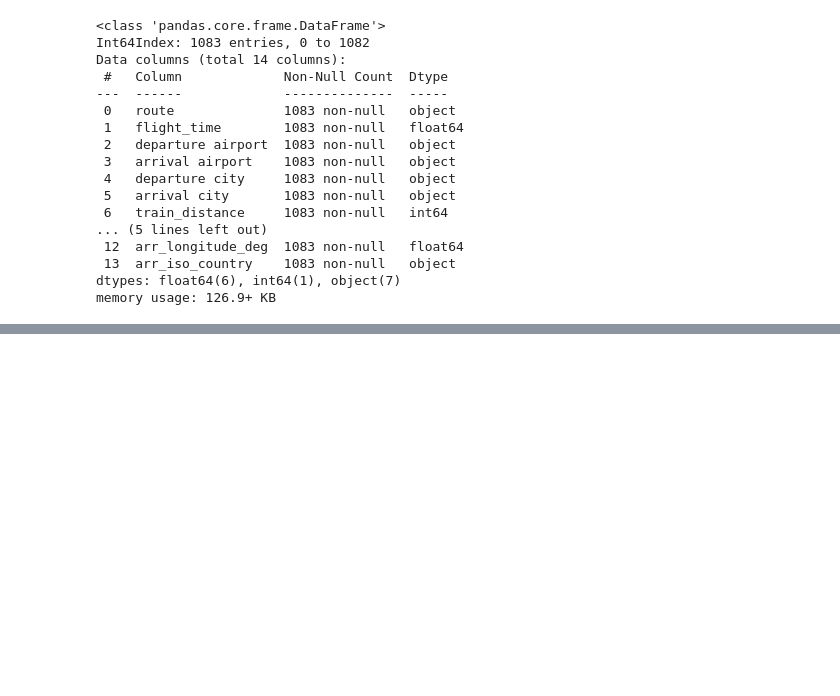
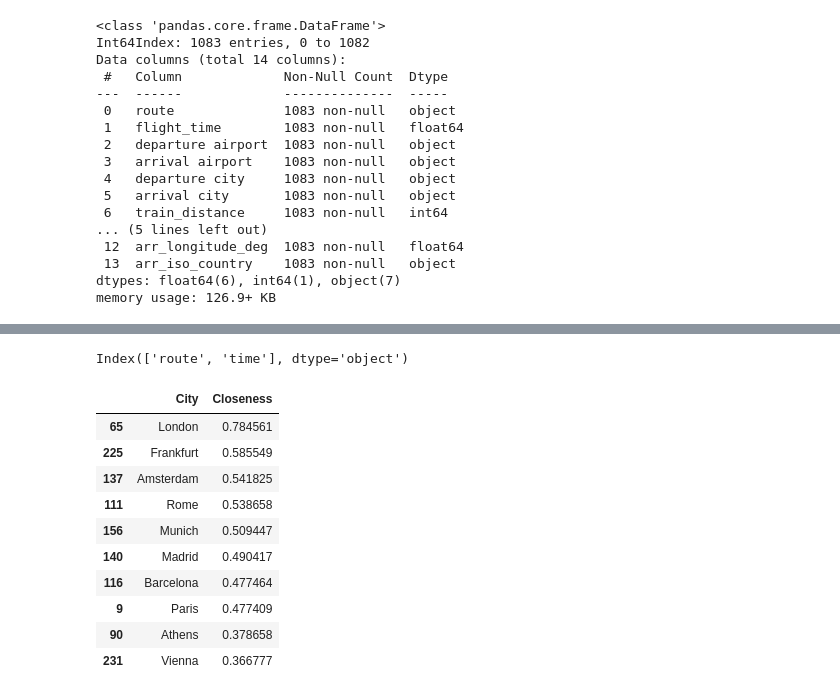
Before and after one commit to RabDou44/DOPP_group18, a Jupyter notebook: final notebook/Single_notebook.ipynb, the cells around one changed output, grey strips where cells are left out. Saved outputs shown, nothing was run; the diff lists cells and outputs as text; code cells hidden in the pictures; blank space fills up the shorter version.

Commit message:
moving notebooks around, partly integrating the analysis into the single notebook

```diff
--- a/final notebook/Single_notebook.ipynb
+++ b/final notebook/Single_notebook.ipynb
@@ -2012,0 +2193,48 @@ memory usage: 126.9+ KB
+# %%
+def calculate_closeness(trains, flights, flight_time="time"):
+    flights = flights[["route",flight_time]].copy()
+    print(flights.columns)
+    flights.rename({flight_time:"time"},inplace=True)
+
+    DF = pd.concat([trains, flights])
+    DF = DF.groupby(["route"]).min()
+    DF.reset_index(inplace=True)
+    DF[["city1","city2"]] = DF["route"].apply(lambda x: pd.Series(list(eval(x))))
+    DF.drop(columns=["route"],inplace=True )
+    DF["time"] = 1/DF["time"]
+
+    # Combine unique cities from both columns into a single set
+    all_cities = list(set(DF['city1']).union(set(DF['city2'])))
+
+    # Create a DataFrame with all unique cities as both index and columns
+    distance_matrix = pd.DataFrame(index=all_cities, columns=all_cities)
+
+    distance_matrix.values[[range(len(all_cities))]*2] = 0
+    # Fill the distance matrix with distances from the original DataFrame
+    for _, row in DF.iterrows():
+        city1, city2, time = row['city1'], row['city2'], row['time']
+        distance_matrix.at[city1, city2] = time
+        distance_matrix.at[city2, city1] = time  # Assuming distances are symmetric
+
+    # Fill diagonal with zeros (distance from a city to itself)
+    closeness_cities = pd.DataFrame({
+        "City":all_cities,
+        "Closeness":distance_matrix.sum(axis=1)
+    })
+    return closeness_cities.reset_index().iloc[:,1:]
+# %%
+closeness = calculate_closeness(trains, flights)
+closeness.sort_values("Closeness",ascending=False).iloc[:10,:]
+# %% [output]
+Index(['route', 'time'], dtype='object')
+|  | City | Closeness |
+| 65 | London | 0.784561 |
+| 225 | Frankfurt | 0.585549 |
+| 137 | Amsterdam | 0.541825 |
+| 111 | Rome | 0.538658 |
+| 156 | Munich | 0.509447 |
+| 140 | Madrid | 0.490417 |
+| 116 | Barcelona | 0.477464 |
+| 9 | Paris | 0.477409 |
+| 90 | Athens | 0.378658 |
+| 231 | Vienna | 0.366777 |
```
Also changed, not shown: parts of 15 cells of this notebook, 1 other file.
